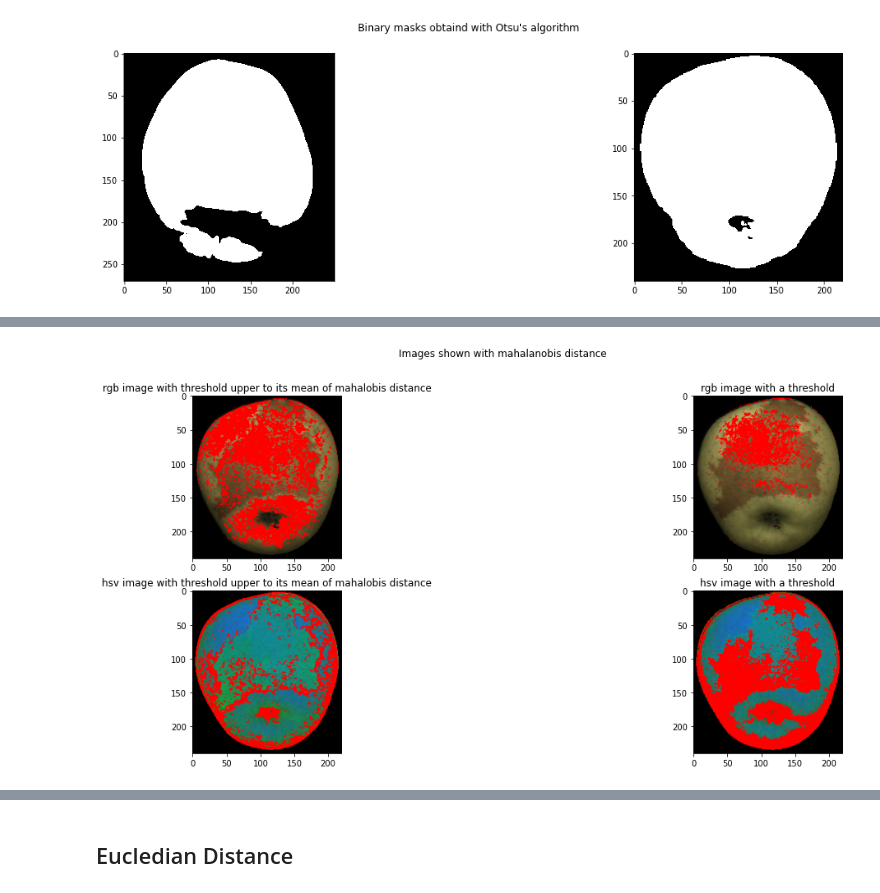
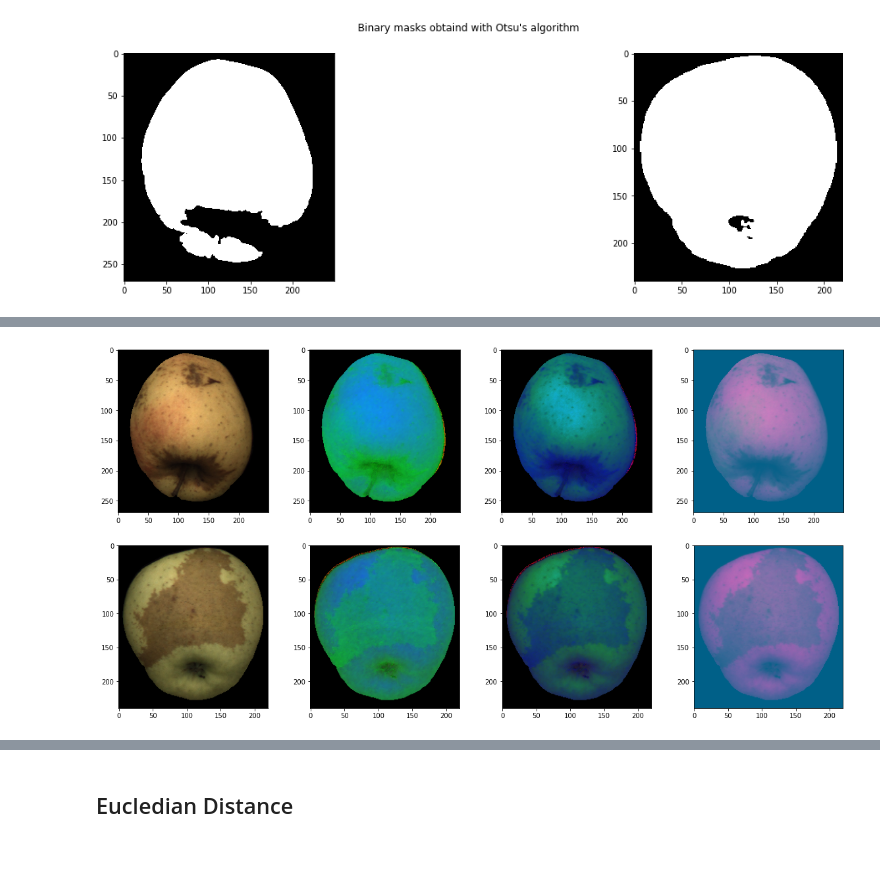
Before and after one commit to valentinaboriano/Computer-Vision, a Jupyter notebook: fruit_inspection.ipynb, the cells around one changed output, grey strips where cells are left out. Cells and saved outputs as stored; diff of their text form; code cells hidden in the pictures; blank space fills up the shorter version.

Commit message:
Task 2: HSL, HSV, Luv

```diff
--- a/fruit_inspection.ipynb
+++ b/fruit_inspection.ipynb
@@ -249,7 +250,7 @@ otsu_masks = []
 fig = plt.figure(figsize=(20,5))
 for i, img in enumerate(grayscales2):
     # (1,1) => no blur
-    blur = cv2.GaussianBlur(img,(5,5),0)
+    blur = cv2.GaussianBlur(img,(3,3),0)
     ret, mask = cv2.threshold(blur, 0,255, cv2.THRESH_BINARY+cv2.THRESH_OTSU)
     otsu_masks.append(mask)
     plt.subplot(1,N2,i+1)
@@ -280,15 +280,0 @@ plt.show()
-# %%
-rgb_2 = []
-hsv_imgs = []
-plt.figure(figsize=(20, 8))
-for i, name in enumerate(FILENAMES2):
-    img_bgr = cv2.imread("img/second task/C1_{0}.png".format(name))
-    img_rgb = cv2.cvtColor(img_bgr, cv2.COLOR_BGR2RGB)
-    img_hsv = cv2.cvtColor(img_bgr, cv2.COLOR_BGR2HSV)
-    rgb_2.append(img_rgb)
-    hsv_imgs.append(img_hsv)
-    plt.subplot(2,N2,i+1)
-    plt.imshow(rgb_2[i])
-    plt.subplot(2,N2,i+3)
-    plt.imshow(hsv_imgs[i])
-plt.show()
@@ -570,33 +281,25 @@ mahalanobis distance rgb:
-# %%
-fig = plt.figure(figsize=(20, 8))
-m,n = mahala.shape
-image_rgb_apple2 = image_rgb[1].copy()
-image_rgb_apple2_hsv = image_hsv[1].copy()
-image_rgb_apple2_russet = image_rgb[1].copy()
-image_rgb_apple2_russet_hsv = image_hsv[1].copy()
-for j in range(0,m):
-    if mahala[j,0]> mean:
-        image_rgb_apple2[k_ind[j],l_ind[j],0:3] = [255,0,0]
-    if ((mahala_russet[j,0] < 31000) and (mahala_russet[j,0] > 27000)):
-        image_rgb_apple2_russet[k_ind[j],l_ind[j],0:3] = [255,0,0]
-    if mahala[j,0]< 2000:
-        image_rgb_apple2_hsv[k_ind_hsv[j],l_ind_hsv[j],0:3] = [255,0,0]
-    if mahala_russet_hsv[j,0] > mean_russet_hsv:
-        image_rgb_apple2_russet_hsv[k_ind_hsv[j],l_ind_hsv[j],0:3] = [255,0,0]
-
-plt.subplot(2,2,1)
-plt.title("rgb image with threshold upper to its mean of mahalobis distance")
-plt.imshow(image_rgb_apple2)
-plt.subplot(2,2,2)
-plt.title("rgb image with a threshold")
-plt.imshow(image_rgb_apple2_russet)
-plt.subplot(2,2,3)
-plt.title("hsv image with threshold upper to its mean of mahalobis distance")
-plt.imshow(image_rgb_apple2_hsv)
-plt.subplot(2,2,4)
-plt.title("hsv image with a threshold")
-plt.imshow(image_rgb_apple2_russet_hsv)
-fig.suptitle("Images shown with mahalanobis distance")
-plt.show()
-# %% [output]
-[figure, removed]
+# %%
+color_spaces = [(cv2.COLOR_BGR2RGB, "RGB"),
+                (cv2.COLOR_BGR2HSV, "HSV"),
+                (cv2.COLOR_BGR2HLS, "HSL"),
+                (cv2.COLOR_BGR2Luv, "LUV")]
+n_spaces = len(color_spaces)
+
+colored_images = [[] for i in range(N2)]
+
+pos = 1
+plt.figure(figsize=(20, 10))
+for i, name in enumerate(FILENAMES2):
+    img_bgr = cv2.imread("img/second task/C1_{0}.png".format(name))
+    #apply mask
+    for j in range(img_bgr.shape[2]):
+        img_bgr[:,:,j] *= ff_masks2[i]
+    for cs, cs_name in color_spaces:
+        converted = cv2.cvtColor(img_bgr, cs)
+        colored_images[i].append(converted)
+        plt.subplot(N2, n_spaces, pos)
+        pos+= 1
+        plt.imshow(converted)
+plt.show()
+# %% [output]
+[figure, added]
```
Also changed, not shown: parts of 17 cells of this notebook.
